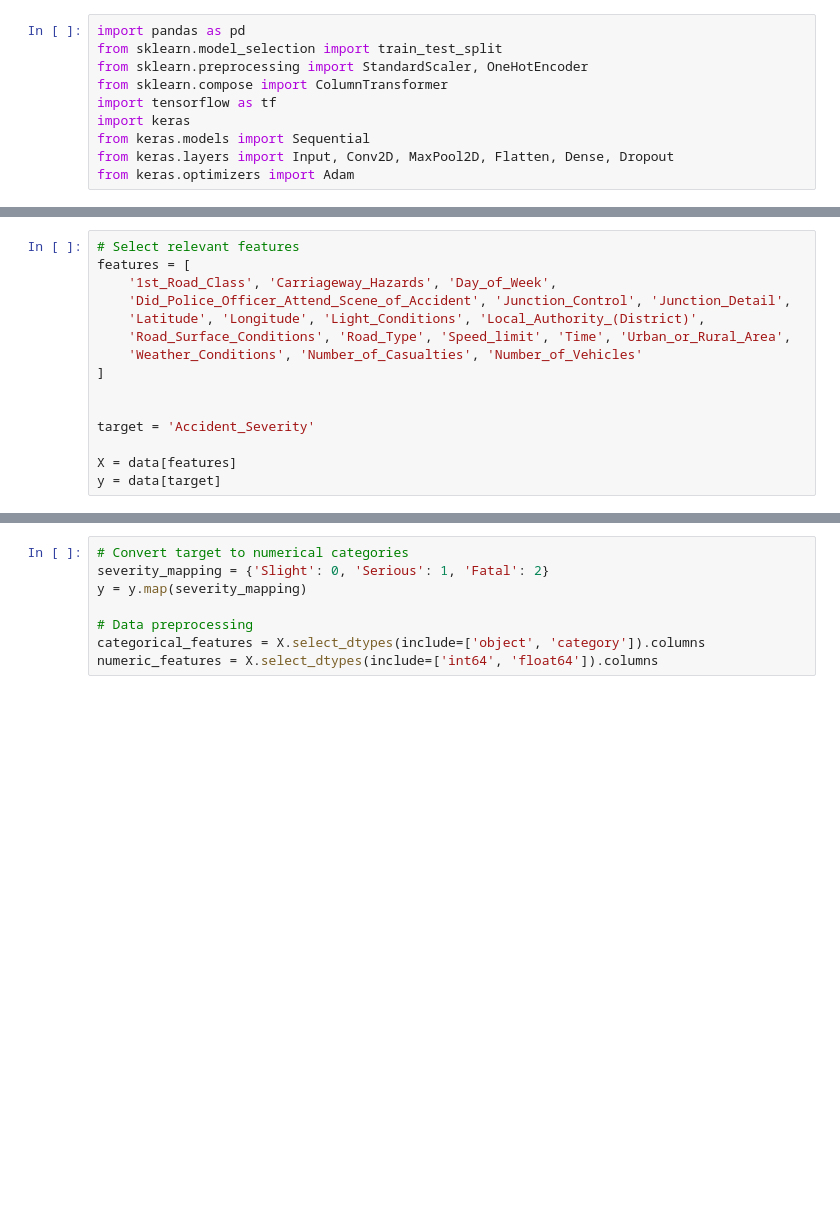
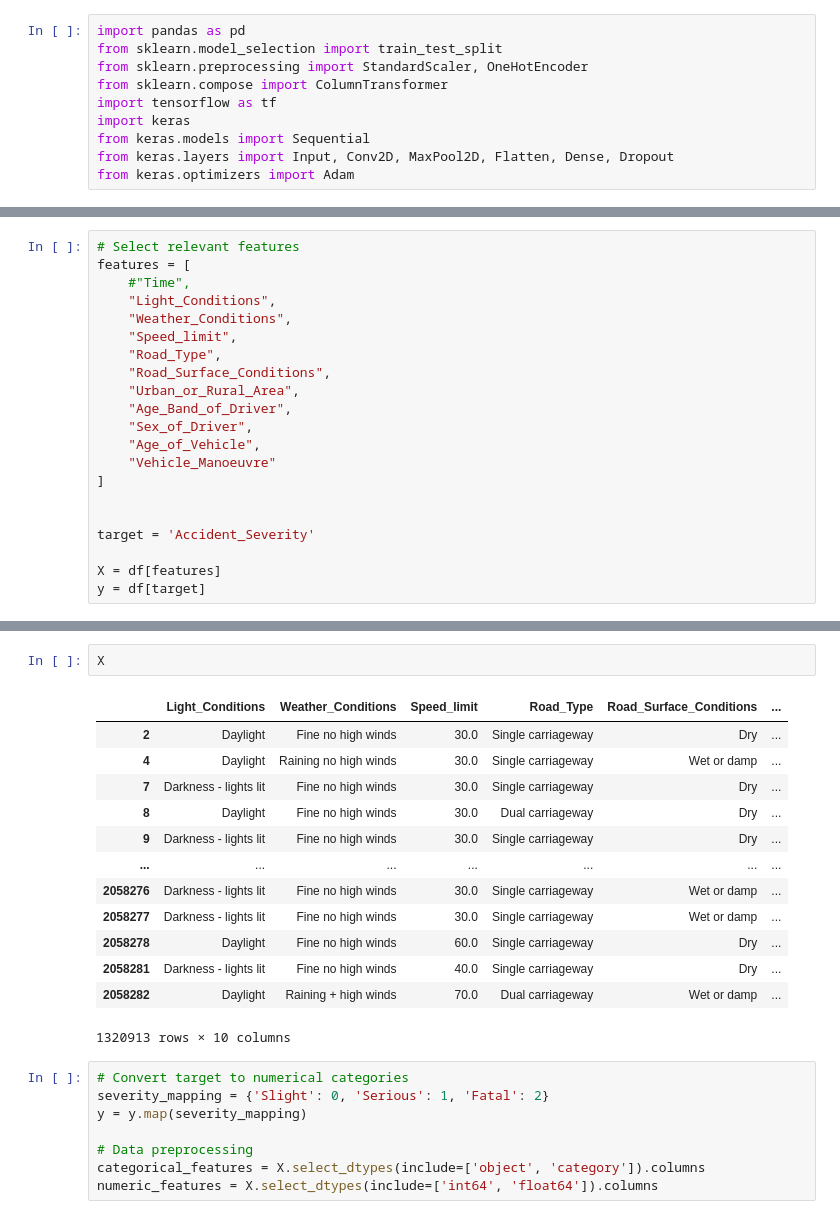
Before and after one commit to Pejomi/AI-exam, a Jupyter notebook: prediction/ann.ipynb, the cells around one changed output, grey strips where cells are left out. Saved outputs shown, nothing was run; the diff lists cells and outputs as text; blank space fills up the shorter version.

```diff
--- a/prediction/ann.ipynb
+++ b/prediction/ann.ipynb
@@ -14,15 +58,21 @@ data = pd.read_csv('../data/merged_information.csv', nrows=145000)
 # %%
 # Select relevant features
 features = [
-    '1st_Road_Class', 'Carriageway_Hazards', 'Day_of_Week',
-    'Did_Police_Officer_Attend_Scene_of_Accident', 'Junction_Control', 'Junction_Detail',
-    'Latitude', 'Longitude', 'Light_Conditions', 'Local_Authority_(District)',
-    'Road_Surface_Conditions', 'Road_Type', 'Speed_limit', 'Time', 'Urban_or_Rural_Area',
-    'Weather_Conditions', 'Number_of_Casualties', 'Number_of_Vehicles'
+    #"Time",
+    "Light_Conditions",
+    "Weather_Conditions",
+    "Speed_limit",
+    "Road_Type",
+    "Road_Surface_Conditions",
+    "Urban_or_Rural_Area",
+    "Age_Band_of_Driver",
+    "Sex_of_Driver",
+    "Age_of_Vehicle",
+    "Vehicle_Manoeuvre"
 ]
 
 
 target = 'Accident_Severity'
 
-X = data[features]
-y = data[target]
+X = df[features]
+y = df[target]
@@ -29,3 +93,19 @@ y = data[target]
+# %%
+X
+# %% [output]
+|  | Light_Conditions | Weather_Conditions | Speed_limit | Road_Type | Road_Surface_Conditions | ... |
+| 2 | Daylight | Fine no high winds | 30.0 | Single carriageway | Dry | ... |
+| 4 | Daylight | Raining no high winds | 30.0 | Single carriageway | Wet or damp | ... |
+| 7 | Darkness - lights lit | Fine no high winds | 30.0 | Single carriageway | Dry | ... |
+| 8 | Daylight | Fine no high winds | 30.0 | Dual carriageway | Dry | ... |
+| 9 | Darkness - lights lit | Fine no high winds | 30.0 | Single carriageway | Dry | ... |
+| ... | ... | ... | ... | ... | ... | ... |
+| 2058276 | Darkness - lights lit | Fine no high winds | 30.0 | Single carriageway | Wet or damp | ... |
+| 2058277 | Darkness - lights lit | Fine no high winds | 30.0 | Single carriageway | Wet or damp | ... |
+| 2058278 | Daylight | Fine no high winds | 60.0 | Single carriageway | Dry | ... |
+| 2058281 | Darkness - lights lit | Fine no high winds | 40.0 | Single carriageway | Dry | ... |
+| 2058282 | Daylight | Raining + high winds | 70.0 | Dual carriageway | Wet or damp | ... |
+1320913 rows × 10 columns
 # %%
 # Convert target to numerical categories
 severity_mapping = {'Slight': 0, 'Serious': 1, 'Fatal': 2}
```
Also changed, not shown: parts of 17 cells of this notebook, 1 other file.
